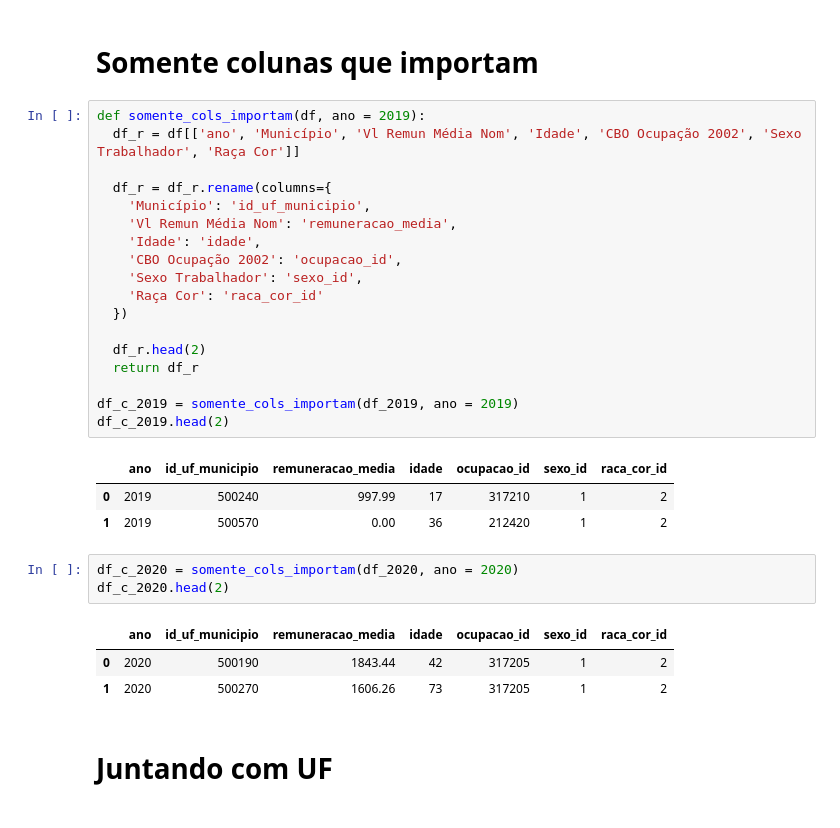
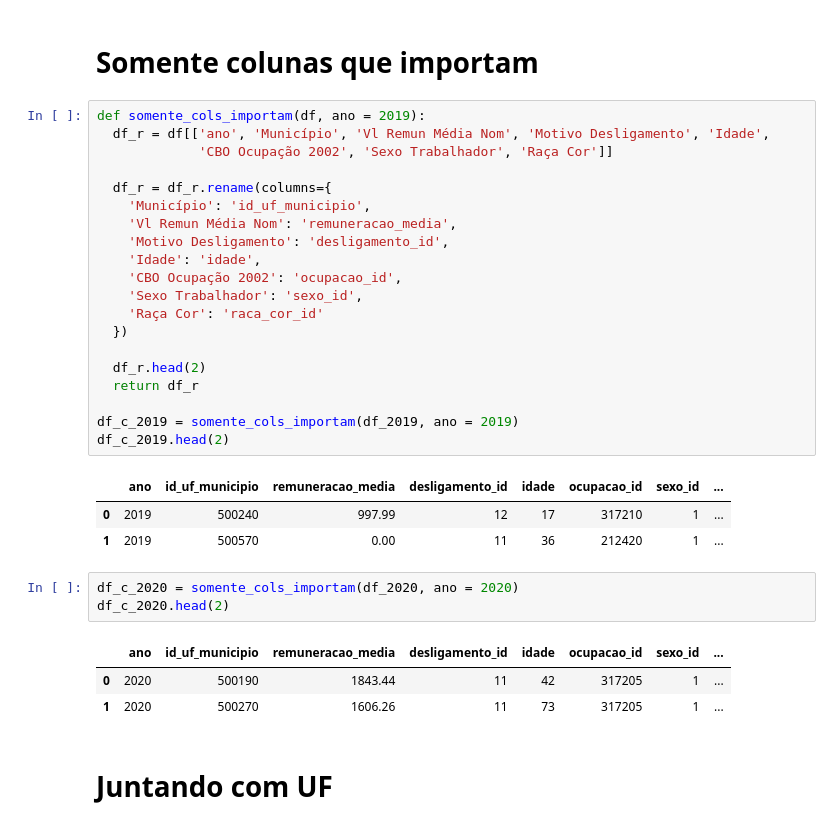
Before and after one commit to celiudos/unb_artigo_mineracao_dados, a Jupyter notebook: src/03_juntando_todos_anos.ipynb, the cells around one changed output. Drawn from its saved outputs; the diff is of its cells as text.

```diff
--- a/src/03_juntando_todos_anos.ipynb
+++ b/src/03_juntando_todos_anos.ipynb
@@ -38,33 +38,35 @@ df_2020.head(2)
 # Somente colunas que importam
 # %%
 def somente_cols_importam(df, ano = 2019):
-  df_r = df[['ano', 'Município', 'Vl Remun Média Nom', 'Idade', 'CBO Ocupação 2002', 'Sexo Trabalhador', 'Raça Cor']]
+  df_r = df[['ano', 'Município', 'Vl Remun Média Nom', 'Motivo Desligamento', 'Idade',
+             'CBO Ocupação 2002', 'Sexo Trabalhador', 'Raça Cor']]
 
   df_r = df_r.rename(columns={
     'Município': 'id_uf_municipio',
     'Vl Remun Média Nom': 'remuneracao_media',
+    'Motivo Desligamento': 'desligamento_id',
     'Idade': 'idade',
     'CBO Ocupação 2002': 'ocupacao_id',
     'Sexo Trabalhador': 'sexo_id',
     'Raça Cor': 'raca_cor_id'
   })
 
   df_r.head(2)
   return df_r
 
 df_c_2019 = somente_cols_importam(df_2019, ano = 2019)
 df_c_2019.head(2)
 # %% [output]
-|  | ano | id_uf_municipio | remuneracao_media | idade | ocupacao_id | sexo_id | raca_cor_id |
-| 0 | 2019 | 500240 | 997.99 | 17 | 317210 | 1 | 2 |
-| 1 | 2019 | 500570 | 0.00 | 36 | 212420 | 1 | 2 |
+|  | ano | id_uf_municipio | remuneracao_media | desligamento_id | idade | ocupacao_id | sexo_id | ... |
+| 0 | 2019 | 500240 | 997.99 | 12 | 17 | 317210 | 1 | ... |
+| 1 | 2019 | 500570 | 0.00 | 11 | 36 | 212420 | 1 | ... |
 # %%
 df_c_2020 = somente_cols_importam(df_2020, ano = 2020)
 df_c_2020.head(2)
 # %% [output]
-|  | ano | id_uf_municipio | remuneracao_media | idade | ocupacao_id | sexo_id | raca_cor_id |
-| 0 | 2020 | 500190 | 1843.44 | 42 | 317205 | 1 | 2 |
-| 1 | 2020 | 500270 | 1606.26 | 73 | 317205 | 1 | 2 |
+|  | ano | id_uf_municipio | remuneracao_media | desligamento_id | idade | ocupacao_id | sexo_id | ... |
+| 0 | 2020 | 500190 | 1843.44 | 11 | 42 | 317205 | 1 | ... |
+| 1 | 2020 | 500270 | 1606.26 | 11 | 73 | 317205 | 1 | ... |
 # %% [markdown]
 # Juntando com UF
 # %%
```
Also changed, not shown: parts of 2 cells of this notebook, 9 other files.
